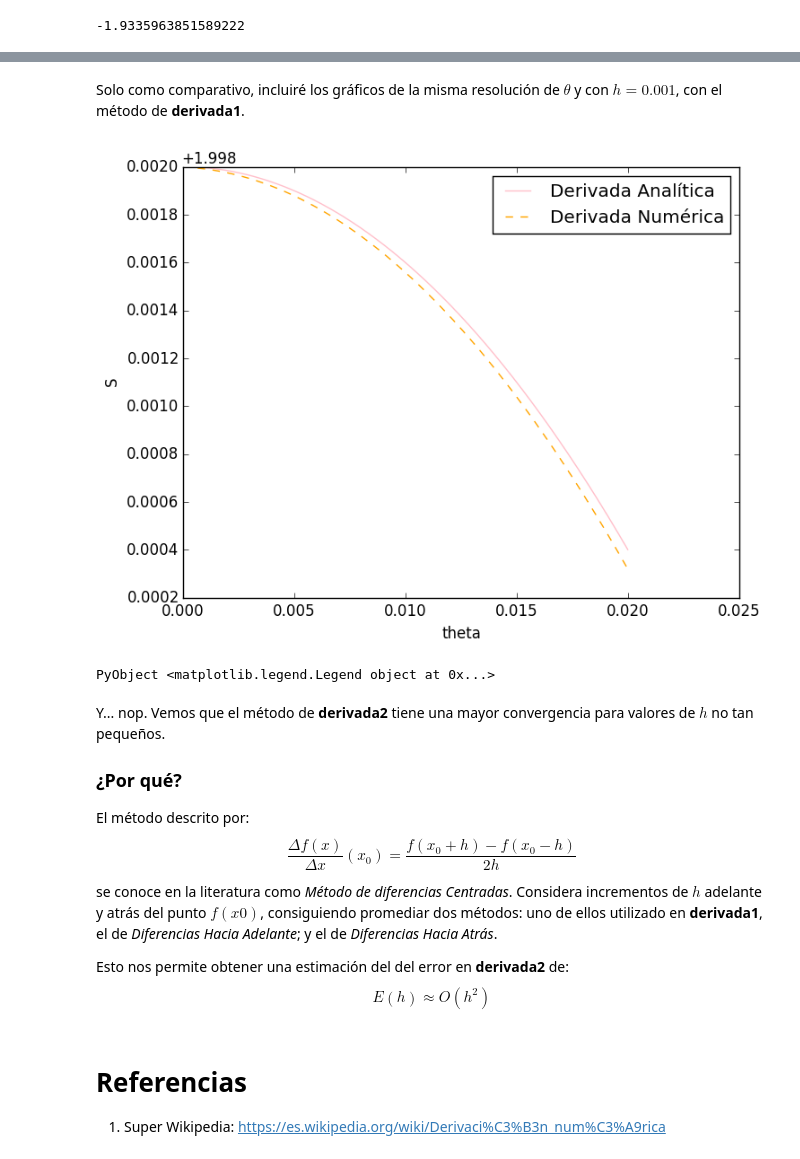
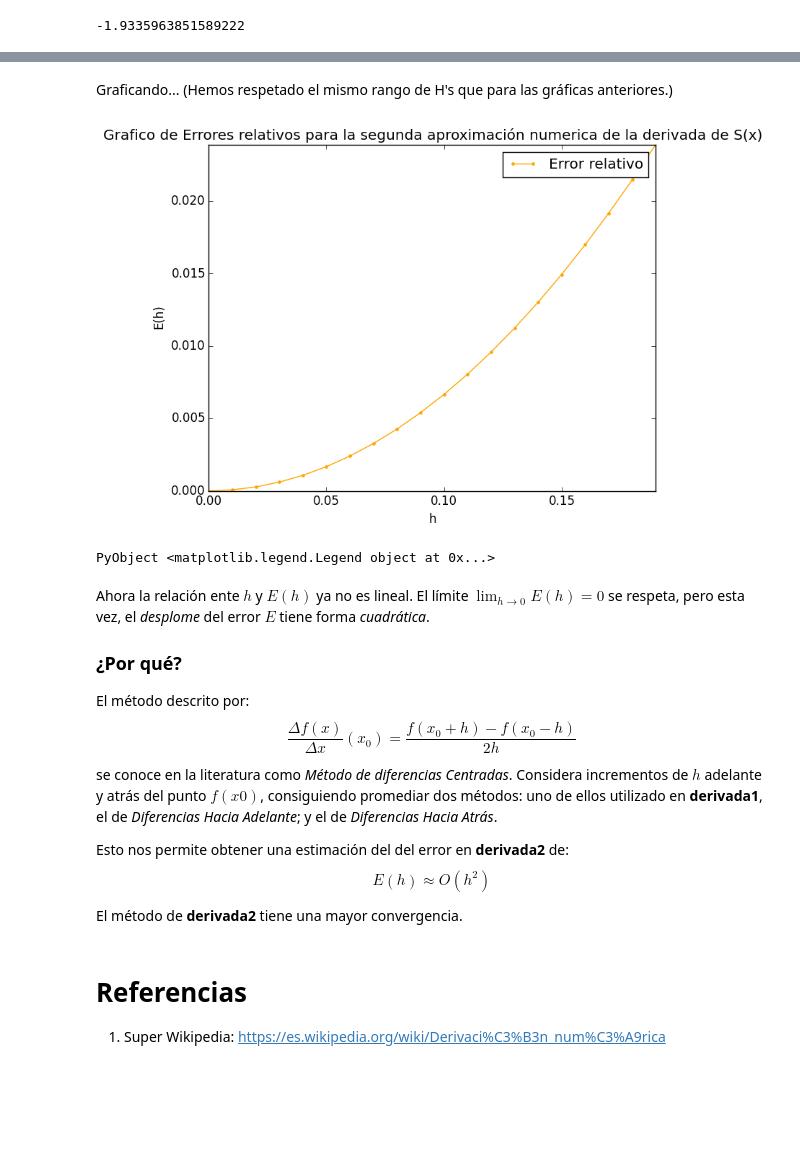
Before and after one commit to lbenet/2016-1_Temas_Selectos_Fisica_Computacional, a Jupyter notebook: tareas/FernandaPerez/SetDeEjerciciosNo1_Ma.FernandaPerez.ipynb, the cells around one changed output, grey strips where cells are left out. Saved outputs shown, nothing was run; the diff lists cells and outputs as text; code cells hidden in the pictures; blank space fills up the shorter version.

```diff
--- a/tareas/FernandaPerez/SetDeEjerciciosNo1_Ma.FernandaPerez.ipynb
+++ b/tareas/FernandaPerez/SetDeEjerciciosNo1_Ma.FernandaPerez.ipynb
@@ -424,8 +417,11 @@ dS(γ)
 # %%
 γ=1.7
-H = [0.1, 0.01, 0.001, 0.0001, 0.00001]
+H =[1e-7:1e-2:2e-1]
+Errores_Derivada2 = Float64[]
+Error_D2 = 0
 
 for h in H
     DerivadaS = derivada2(S, γ, h)
-    println("Derivada: ", DerivadaS, " h:", h, " Error: ", abs((DerivadaS - dS(γ)) / dS(γ)))
+    Error_D2 = abs((DerivadaS - dS(γ)) / dS(γ))
+    push!(Errores_Derivada2, Error_D2)
 end
@@ -470,17 +428,18 @@ PyObject <matplotlib.legend.Legend object at 0x...>
-# %% [markdown]
-Solo como comparativo, incluiré los gráficos de la misma resolución de $\theta$ y con $h=0.001$, con el método de **derivada1**.
-# %%
-plot(θ, dS(θ), color = "pink", linestyle="-", marker="None", label = "Derivada Analítica")
-plot(θ, derivada1(S, θ, 0.001), color = "orange", linestyle="--", marker="None", label = "Derivada Numérica")
-xlabel("theta")
-ylabel("S")
-plt.legend()
-# %% [output]
-[figure, removed]
-PyObject <matplotlib.legend.Legend object at 0x...>
+# %% [markdown]
+Graficando... (Hemos respetado el mismo rango de H's que para las gráficas anteriores.)
+# %%
+plot(H, Errores_Derivada2,color = "orange",marker=".", label="Error relativo")
+xlabel("h")
+ylabel("E(h)")
+title("Grafico de Errores relativos para la segunda aproximación numerica de la derivada de S(x)")
+Ax = axis("tight")
+plt.legend()
+# %% [output]
+[figure, added]
+PyObject <matplotlib.legend.Legend object at 0x...>
 # %% [markdown]
-Y... nop.
-Vemos que el método de **derivada2** tiene una mayor convergencia para valores de $h$ no tan pequeños.
+Ahora la relación ente $h$ y $E(h)$ ya no es lineal.
+El límite $\lim_{h \rightarrow 0} E(h) = 0$ se respeta, pero esta vez, el *desplome* del error $E$ tiene forma *cuadrática*.
 
 ### ¿Por qué?
 
@@ -493,6 +452,8 @@ Considera incrementos de $h$ adelante y atrás del punto $f(x0)$, consiguiendo p
 
 Esto nos permite obtener una estimación del del error en **derivada2** de:
 $$E(h) \approx O(h^2)$$
+
+El método de **derivada2** tiene una mayor convergencia.
 # %% [markdown]
 # Referencias
 
```
Also changed, not shown: parts of 48 cells of this notebook.
